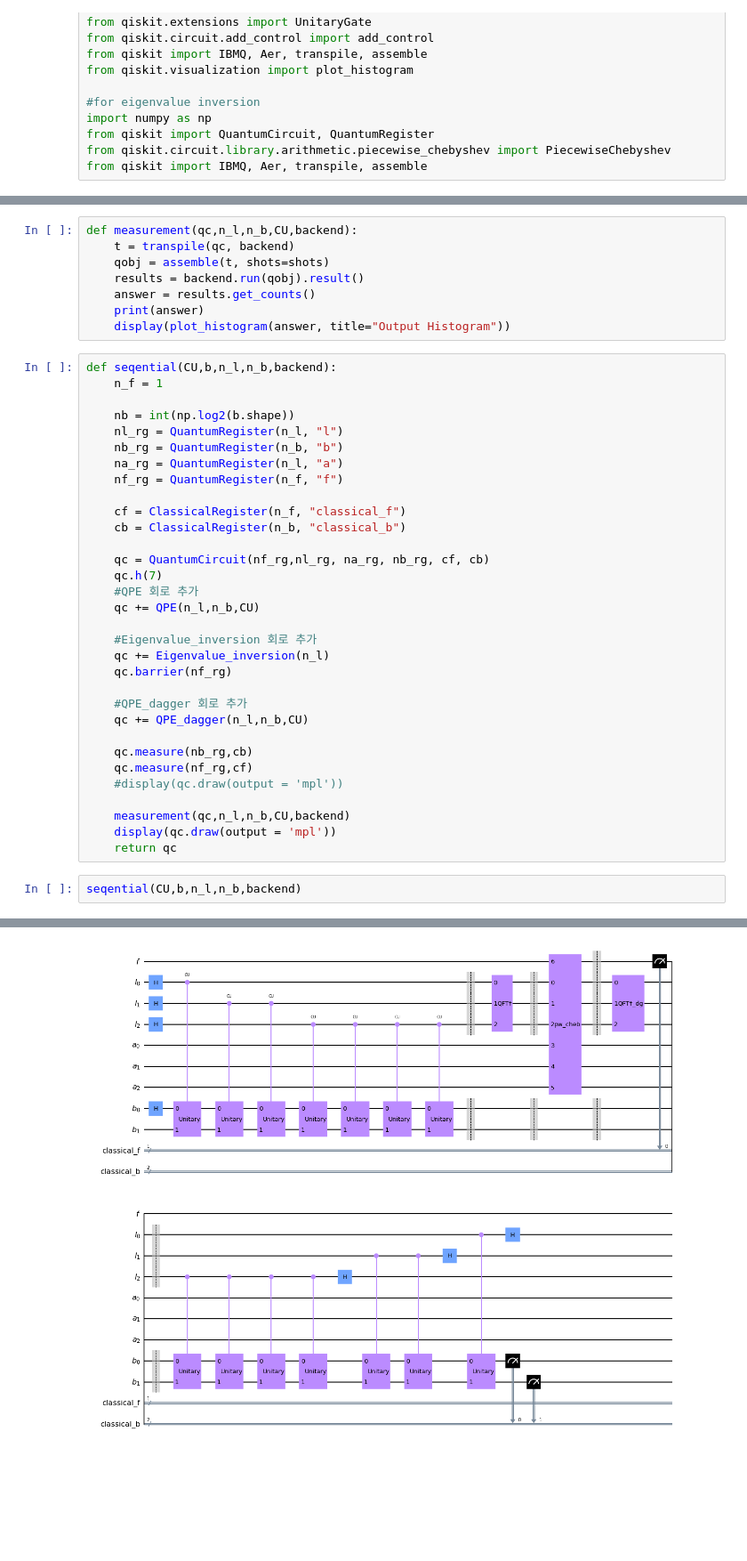
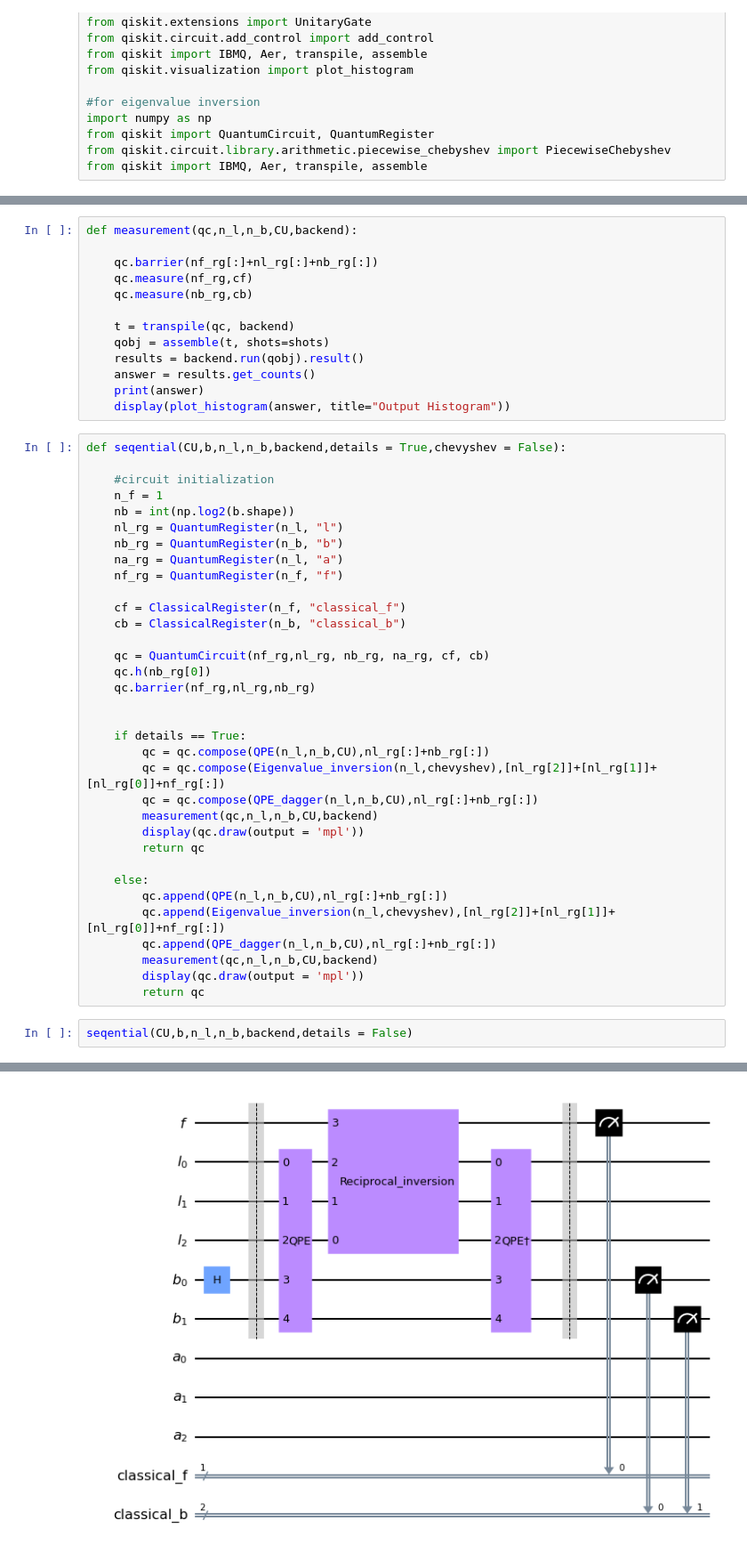
Before and after one commit to AllenGabrielMarchen/HHL_implementation, a Jupyter notebook: code.ipynb, the cells around one changed output, grey strips where cells are left out. Shown: that part at 89% size. Drawn from its saved outputs; the diff is of its cells as text; blank space fills up the shorter version.

Commit message:
Eigenvalue inversion using ExactReciprocal added

```diff
--- a/code.ipynb
+++ b/code.ipynb
@@ -136,5 +146,10 @@ def Eigenvalue_inversion(nl):
 # %%
 def measurement(qc,n_l,n_b,CU,backend):
+
+    qc.barrier(nf_rg[:]+nl_rg[:]+nb_rg[:])
+    qc.measure(nf_rg,cf)
+    qc.measure(nb_rg,cb)
+
     t = transpile(qc, backend)
     qobj = assemble(t, shots=shots)
     results = backend.run(qobj).result()
@@ -142,9 +157,10 @@ def measurement(qc,n_l,n_b,CU,backend):
     print(answer)
     display(plot_histogram(answer, title="Output Histogram"))
 # %%
-def seqential(CU,b,n_l,n_b,backend):
+def seqential(CU,b,n_l,n_b,backend,details = True,chevyshev = False):
+
+    #circuit initialization
     n_f = 1
-
     nb = int(np.log2(b.shape))
     nl_rg = QuantumRegister(n_l, "l")
     nb_rg = QuantumRegister(n_b, "b")
@@ -154,25 +170,26 @@ def seqential(CU,b,n_l,n_b,backend):
     cf = ClassicalRegister(n_f, "classical_f")
     cb = ClassicalRegister(n_b, "classical_b")
 
-    qc = QuantumCircuit(nf_rg,nl_rg, na_rg, nb_rg, cf, cb)
-    qc.h(7)
-    #QPE 회로 추가
-    qc += QPE(n_l,n_b,CU)
+    qc = QuantumCircuit(nf_rg,nl_rg, nb_rg, na_rg, cf, cb)
+    qc.h(nb_rg[0])
+    qc.barrier(nf_rg,nl_rg,nb_rg)
 
-    #Eigenvalue_inversion 회로 추가
-    qc += Eigenvalue_inversion(n_l)
-    qc.barrier(nf_rg)
 
-    #QPE_dagger 회로 추가
-    qc += QPE_dagger(n_l,n_b,CU)
+    if details == True:
+        qc = qc.compose(QPE(n_l,n_b,CU),nl_rg[:]+nb_rg[:])
+        qc = qc.compose(Eigenvalue_inversion(n_l,chevyshev),[nl_rg[2]]+[nl_rg[1]]+[nl_rg[0]]+nf_rg[:])
+        qc = qc.compose(QPE_dagger(n_l,n_b,CU),nl_rg[:]+nb_rg[:])
+        measurement(qc,n_l,n_b,CU,backend)
+        display(qc.draw(output = 'mpl'))
+        return qc
 
-    qc.measure(nb_rg,cb)
-    qc.measure(nf_rg,cf)
-    #display(qc.draw(output = 'mpl'))
-
-    measurement(qc,n_l,n_b,CU,backend)
-    display(qc.draw(output = 'mpl'))
-    return qc
+    else:
+        qc.append(QPE(n_l,n_b,CU),nl_rg[:]+nb_rg[:])
+        qc.append(Eigenvalue_inversion(n_l,chevyshev),[nl_rg[2]]+[nl_rg[1]]+[nl_rg[0]]+nf_rg[:])
+        qc.append(QPE_dagger(n_l,n_b,CU),nl_rg[:]+nb_rg[:])
+        measurement(qc,n_l,n_b,CU,backend)
+        display(qc.draw(output = 'mpl'))
+        return qc
 # %%
-seqential(CU,b,n_l,n_b,backend)
+seqential(CU,b,n_l,n_b,backend,details = False)
 # %% [output]
@@ -181,2 +198,2 @@ seqential(CU,b,n_l,n_b,backend)
-[figure, old version]
+[figure, new version]
 <qiskit.circuit.quantumcircuit.QuantumCircuit at 0x...>
```
Also changed, not shown: parts of 6 cells of this notebook.
